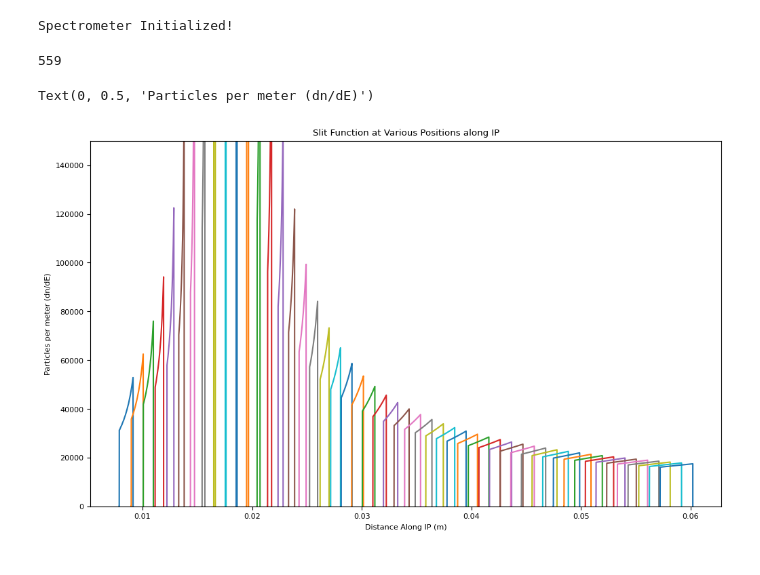
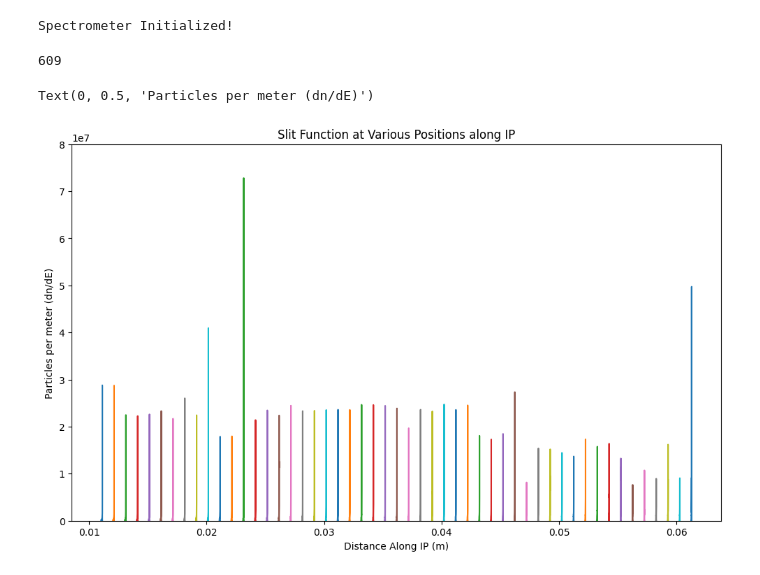
Before and after one commit to Schaeffer-Lab/Dec-2024-Shock-Data, a Jupyter notebook: Class_MagSpec.ipynb, the cells around one changed output. Saved outputs shown, nothing was run; the diff lists cells and outputs as text; code cells hidden in the pictures.

```diff
--- a/Class_MagSpec.ipynb
+++ b/Class_MagSpec.ipynb
@@ -1616,7 +1741,7 @@ Text(0, 0.5, 'particles per unit distance')
 # %%
 NEPPS_Field = (88.6/79)*np.loadtxt('Magnetic_Field_NEPPS.txt', skiprows=1)
 Baxes, Bdata = NEPPS_Field[:,0], NEPPS_Field[:,1]
-Spec = MagSpec()
+Spec = MagSpec.MagSpec()
 Spec.mag_field(Baxes,Bdata)
 Spec.fineadjustment(fine_adjustment = 8)
 
@@ -1633,22 +1758,22 @@ Spectrometer Initialized!
 # %%
 plt.figure(figsize=[12,7])
 
 print(len(x_space))
 for i in np.linspace(0,500,51).astype(int):
     plt.plot(plot_data_axes[i],slit_function_data[i])
 
 #plt.ylim(2e7,4.7e7)
-plt.ylim(0,1.5e5)
+plt.ylim(0,8e7)
 c = 0.018
 w = 0.003
 plt.title("Slit Function at Various Positions along IP")
 plt.xlabel("Distance Along IP (m)")
 plt.ylabel("Particles per meter (dn/dE)")
 #plt.xlim(c-w,c+w)
 # %% [output]
-559
+609
 Text(0, 0.5, 'Particles per meter (dn/dE)')
-[figure, old version]
+[figure, new version]
 # %%
 def linear_particle_density(IP_dist_val):
     max = np.max(IP_dist_val)
```
Also changed, not shown: parts of 4 cells of this notebook, 6 other files.
